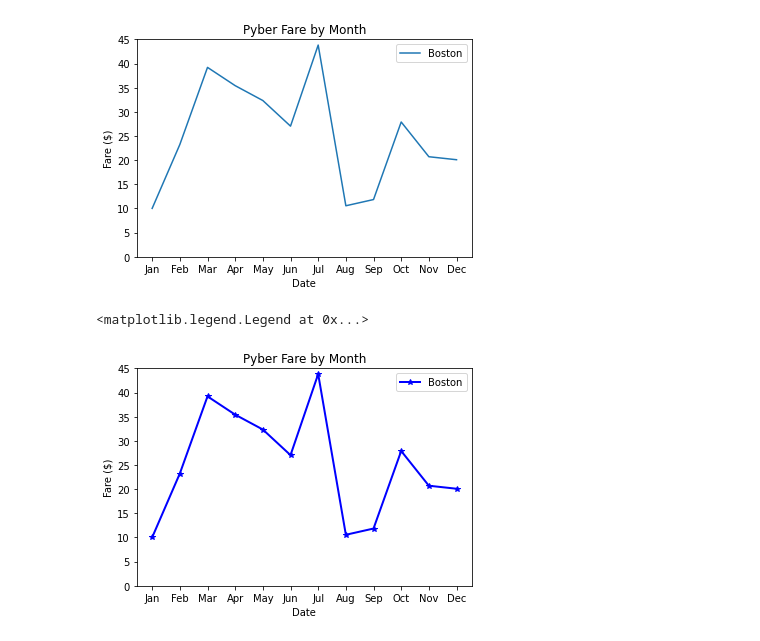
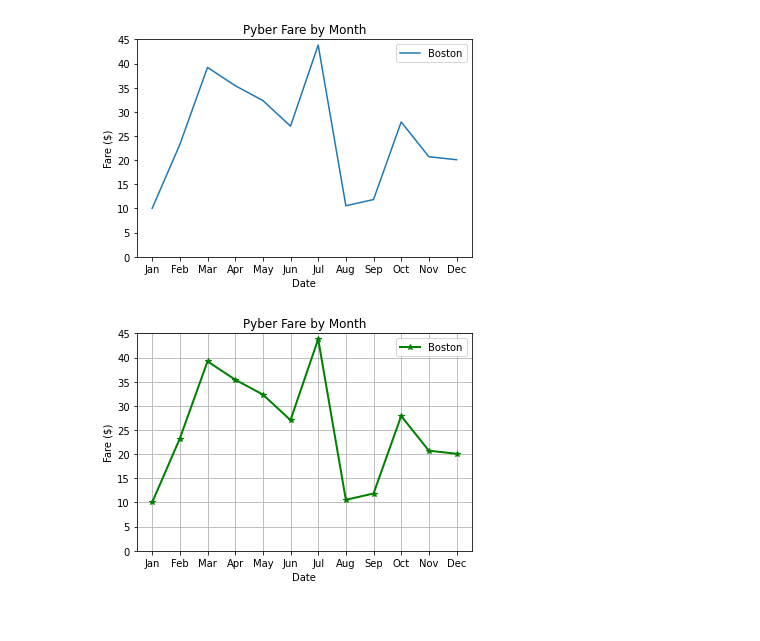
Before and after one commit to iliarafa/PyBer_Analysis, a Jupyter notebook: Untitled.ipynb, the cells around one changed output. Saved outputs shown, nothing was run; the diff lists cells and outputs as text; code cells hidden in the pictures.

```diff
--- a/Untitled.ipynb
+++ b/Untitled.ipynb
@@ -62,20 +62,21 @@ plt.legend()
 [figure]
 # %%
 # create plot and add a label for the legend
-plt.plot(x_axis,y_axis, marker="*",color = "blue", linewidth=2, label = 'Boston')
+plt.plot(x_axis,y_axis, marker="*",color = "green", linewidth=2, label = 'Boston')
 
 #create labels for the x and y axes
 plt.xlabel('Date')
 plt.ylabel('Fare ($)')
 
 # set limit between 0 and 45
 plt.ylim(0,45)
 
 # create a title
 plt.title('Pyber Fare by Month')
 
 # add the legend
 plt.legend()
+plt.grid()
+plt.show()
 # %% [output]
-<matplotlib.legend.Legend at 0x...>
-[figure, old version]
+[figure, new version]
```
Also changed, not shown: parts of 4 cells of this notebook.
